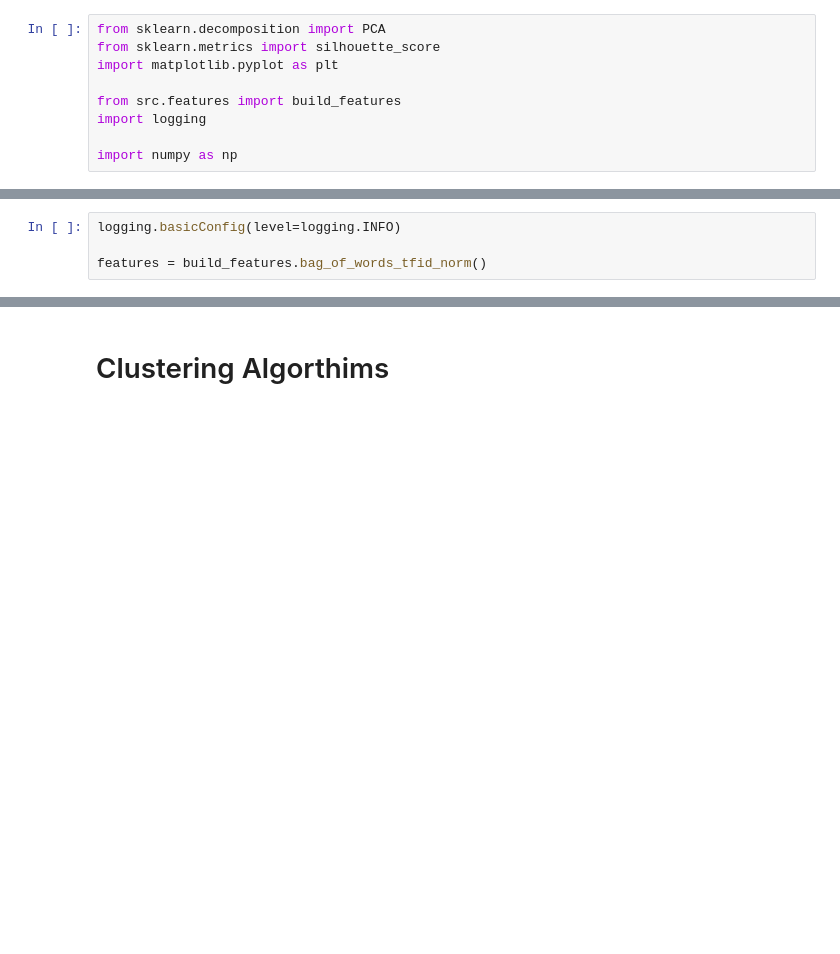
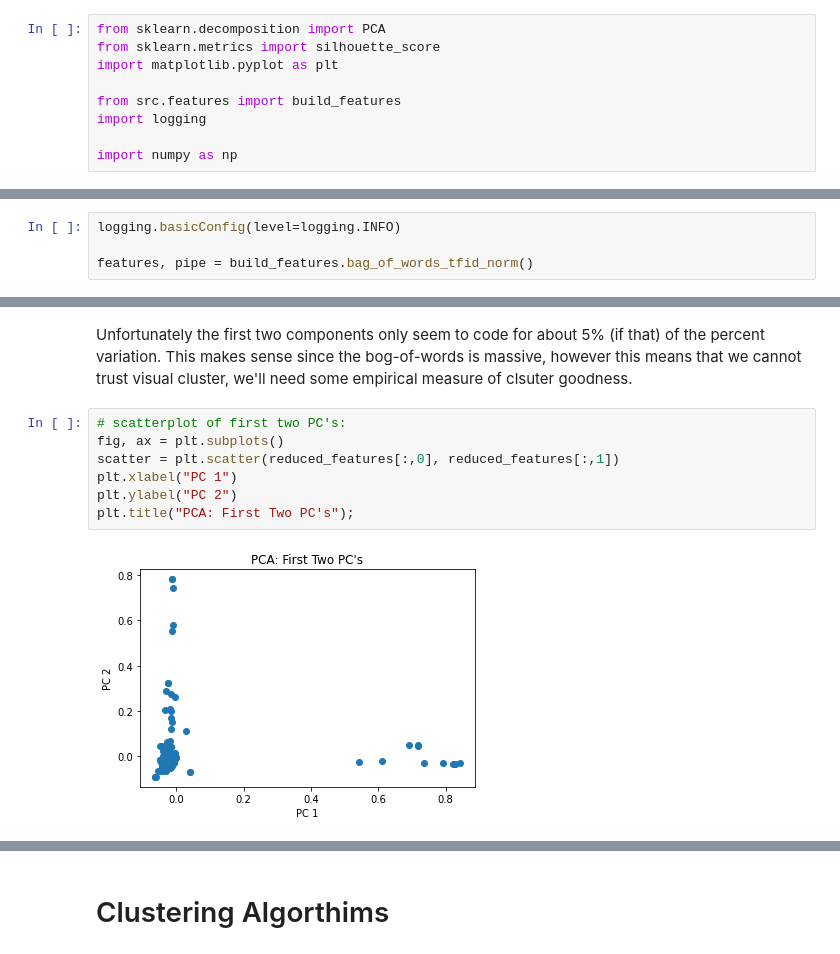
Before and after one commit to MatanFreedman/LinkedIn-NLP, a Jupyter notebook: notebooks/clustering/0.2-matan-td-idf.ipynb, the cells around one changed output, grey strips where cells are left out. Cells and saved outputs as stored; diff of their text form; blank space fills up the shorter version.

Commit message:
exploring PCA analyss in clustering notebooks

```diff
--- a/notebooks/clustering/0.2-matan-td-idf.ipynb
+++ b/notebooks/clustering/0.2-matan-td-idf.ipynb
@@ -16,6 +19,6 @@ import numpy as np
 # %%
 logging.basicConfig(level=logging.INFO)
 
-features = build_features.bag_of_words_tfid_norm()
+features, pipe = build_features.bag_of_words_tfid_norm()
 # %% [output]
 INFO:src.features.build_features:Building TF-IDF vector + normalizing
@@ -26,0 +44,11 @@ I've got the basic bag-of-words + TF-IDF features built, now to do some initial
+# %% [markdown]
+Unfortunately the first two components only seem to code for about 5% (if that) of the percent variation. This makes sense since the bog-of-words is massive, however this means that we cannot trust visual cluster, we'll need some empirical measure of clsuter goodness.
+# %%
+# scatterplot of first two PC's:
+fig, ax = plt.subplots()
+scatter = plt.scatter(reduced_features[:,0], reduced_features[:,1])
+plt.xlabel("PC 1")
+plt.ylabel("PC 2")
+plt.title("PCA: First Two PC's");
+# %% [output]
+[figure, added]
```
Also changed, not shown: parts of 22 cells of this notebook, 1 other file.
